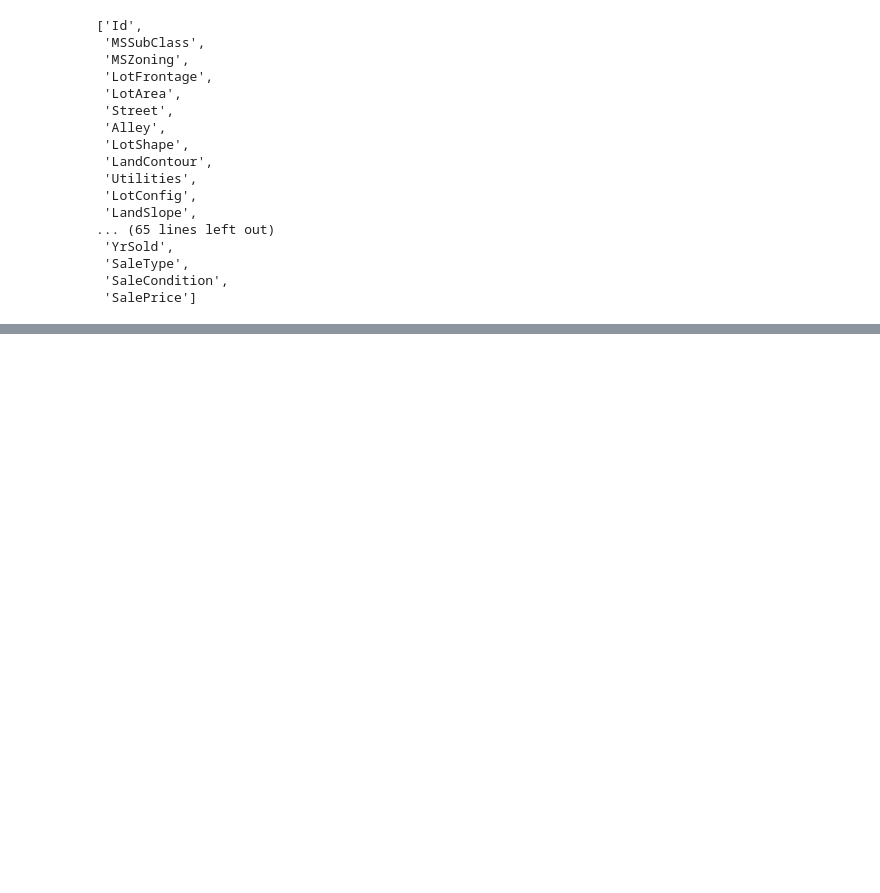
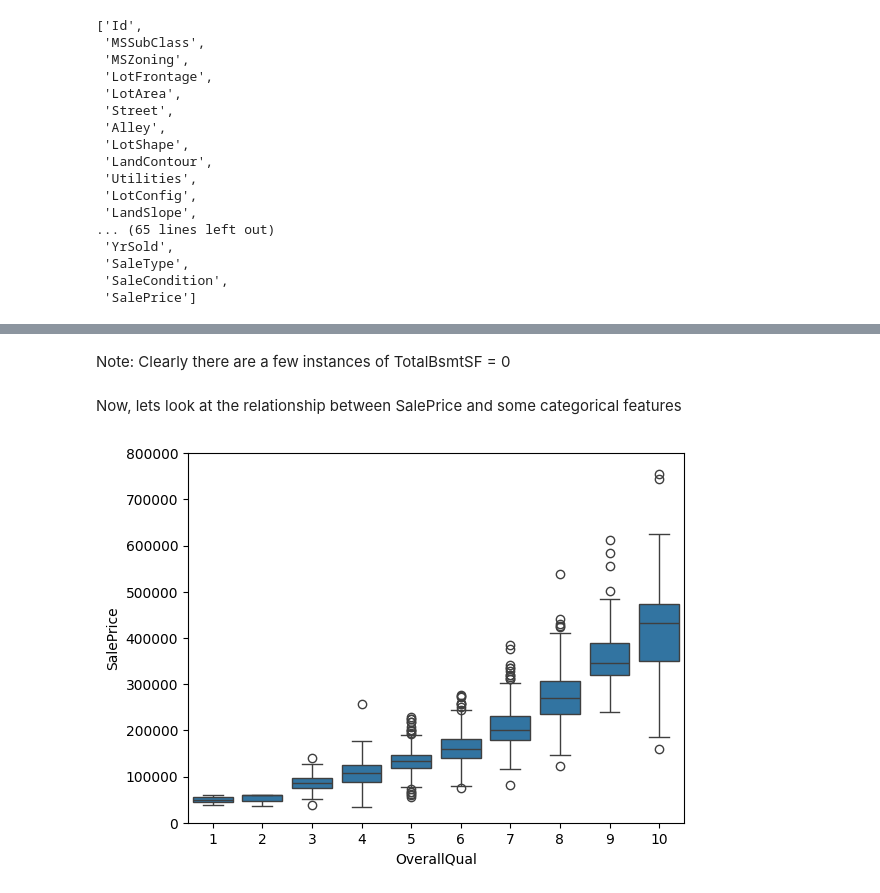
Before and after one commit to arikatz123/house-prices-ml, a Jupyter notebook: notebooks/dataexploration_01.ipynb, the cells around one changed output, grey strips where cells are left out. Drawn from its saved outputs; the diff is of its cells as text; code cells hidden in the pictures; blank space fills up the shorter version.

```diff
--- a/notebooks/dataexploration_01.ipynb
+++ b/notebooks/dataexploration_01.ipynb
@@ -82,0 +113,12 @@ STOP FAFFING! FOLLOW DATA EXPLORATION INSTRUCTIONS
+# %% [markdown]
+Note: Clearly there are a few instances of TotalBsmtSF = 0
+# %% [markdown]
+Now, lets look at the relationship between SalePrice and some categorical features
+# %%
+#boxplot overallqual/saleprice
+
+data = pd.concat([train['SalePrice'], train['OverallQual']], axis=1)  # Concatenate the two columns into a new DataFrame. axis=1 means we are concatenating columns (not rows)
+fig = sns.boxplot(x='OverallQual', y="SalePrice", data=data)  # Create a boxplot with OverallQual on the x-axis and SalePrice on the y-axis
+fig.axis(ymin=0, ymax=800000);                                    # Set the y-axis limits
+# %% [output]
+[figure, added]
```
Also changed, not shown: parts of 18 cells of this notebook.
